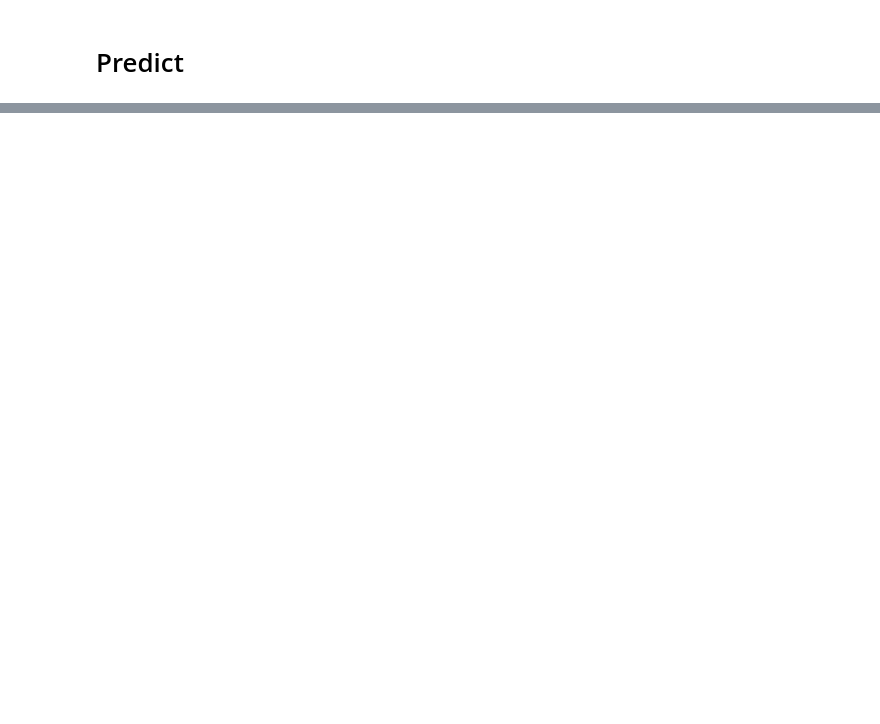
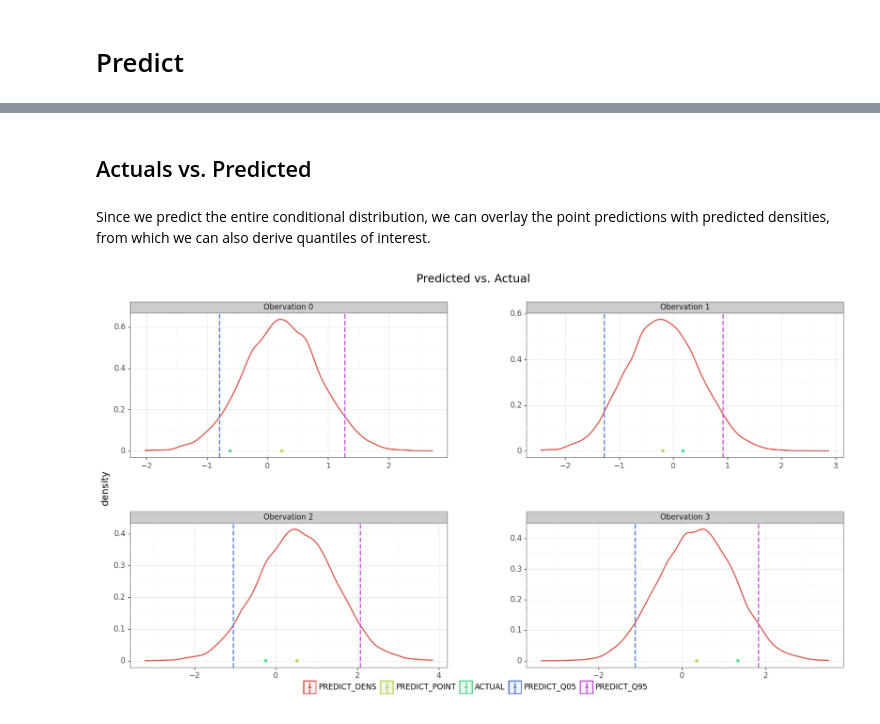
Before and after one commit to StatMixedML/Py-BoostLSS, a Jupyter notebook: examples/MVN (Cholesky).ipynb, the cells around one changed output, grey strips where cells are left out. Saved outputs shown, nothing was run; the diff lists cells and outputs as text; code cells hidden in the pictures; blank space fills up the shorter version.

```diff
--- a/examples/MVN (Cholesky).ipynb
+++ b/examples/MVN (Cholesky).ipynb
@@ -240,0 +243,64 @@ print(plot_params)
+# %% [markdown]
+## Actuals vs. Predicted
+# %% [markdown]
+Since we predict the entire conditional distribution, we can overlay the point predictions with predicted densities, from which we can also derive quantiles of interest.
+# %%
+y_pred = []
+
+n_examples = 4
+q_sel = [0.05, 0.95]
+
+for i in range(n_examples):
+
+    y_samples = pd.DataFrame(predt_samples[:,i,0].reshape(-1,1), columns=["PREDICT_DENS"])
+    y_samples["PREDICT_POINT"] = y_samples["PREDICT_DENS"].mean()
+    y_samples["PREDICT_Q05"] = y_samples["PREDICT_DENS"].quantile(q=q_sel[0])
+    y_samples["PREDICT_Q95"] = y_samples["PREDICT_DENS"].quantile(q=q_sel[1])
+    y_samples["ACTUAL"] = y_test[i,0]
+    y_samples["obs"]= f"Obervation {i}"
+    y_pred.append(y_samples)
+
+pred_df = pd.melt(pd.concat(y_pred, axis=0), id_vars="obs")
+df_actual, df_pred_dens, df_pred_point, df_q05, df_q95 = [x for _, x in pred_df.groupby("variable")]
+
+plot_pred = (
+    ggplot(pred_df,
+           aes(color="variable")) +
+    stat_density(df_pred_dens,
+                 aes(x="value"),
+                 size=1.1) +
+    geom_point(df_pred_point,
+               aes(x="value",
+                   y=0),
+               size=1.4) +
+    geom_point(df_actual,
+               aes(x="value",
+                   y=0),
+               size=1.4) +
+    geom_vline(df_q05,
+               aes(xintercept="value",
+                   fill="variable",
+                   color="variable"),
+               linetype="dashed",
+               size=1.1) +
+    geom_vline(df_q95,
+               aes(xintercept="value",
+                   fill="variable",
+                   color="variable"),
+               linetype="dashed",
+               size=1.1) +
+    facet_wrap("obs",
+               scales="free") +
+    labs(title="Predicted vs. Actual \n",
+         x = "") +
+    theme_bw(base_size=15) +
+    scale_fill_brewer(type="qual", palette="Dark2") +
+    theme(legend_position="bottom",
+          legend_title = element_blank(),
+          subplots_adjust={"wspace": 0.25,
+                           "hspace": 0.45})
+)
+
+print(plot_pred)
+# %% [output]
+[figure, added]
```
Also changed, not shown: parts of 11 cells of this notebook.
